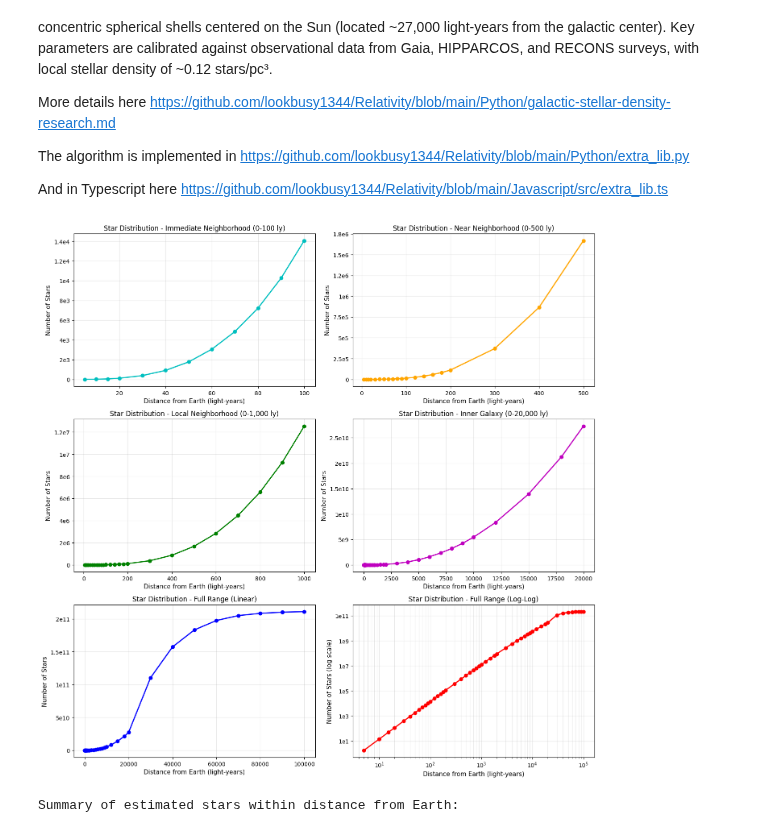
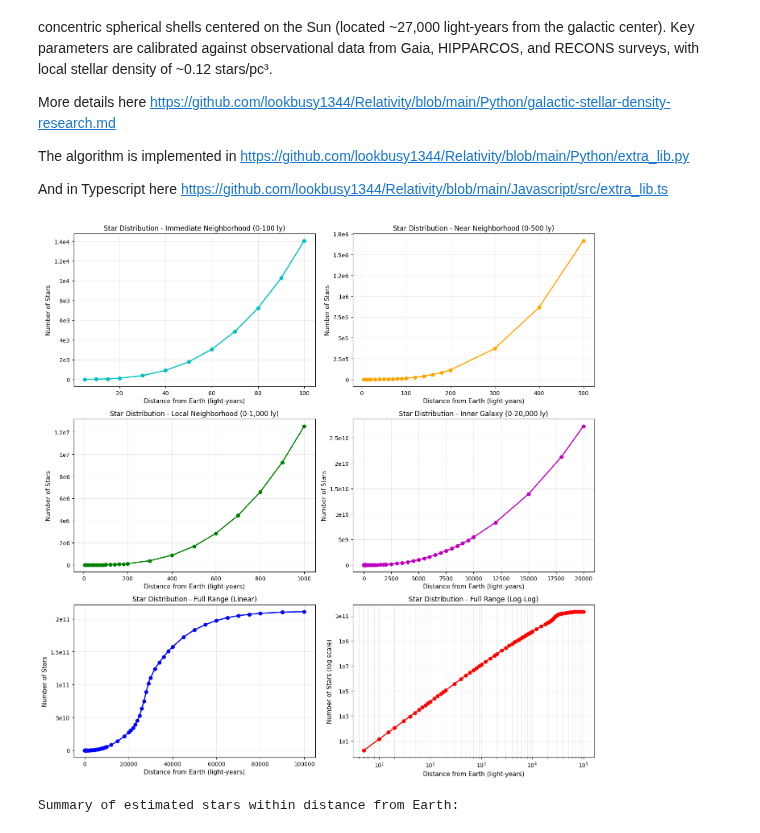
Before and after one commit to lookbusy1344/Relativity, a Jupyter notebook: Python/Star distribution.ipynb, the cells around one changed output. Saved outputs shown, nothing was run; the diff lists cells and outputs as text; code cells hidden in the pictures.

```diff
--- a/Python/Star distribution.ipynb
+++ b/Python/Star distribution.ipynb
@@ -54,23 +54,48 @@ distances_ly = np.array(
         1500,
         1800,
         2000,
+        2500,
         3000,
+        3500,
         4000,
+        4500,
         5000,
+        5500,
         6000,
+        6500,
         7000,
+        7500,
         8000,
+        8500,
         9000,
+        9500,
         10000,
         12000,
         15000,
         18000,
         20000,
+        21000,
+        22000,
+        23000,
+        24000,
+        25000,
+        26000,
+        27000,
+        28000,
+        29000,
         30000,
+        32000,
+        34000,
+        36000,
+        38000,
         40000,
+        45000,
         50000,
+        55000,
         60000,
+        65000,
         70000,
+        75000,
         80000,
         90000,
         100000,
@@ -163,34 +188,34 @@ ax5.set_ylabel("Number of Stars", fontsize=11)
 ax5.set_title("Star Distribution - Full Range (Linear)", fontsize=12)
 ax5.grid(True, alpha=0.3)
 ax5.yaxis.set_major_formatter(FuncFormatter(sci_notation_formatter))
 
 # Plot 6: Full range - Logarithmic Y-axis
 ax6 = axes[2, 1]
 ax6.plot(distances_ly, star_counts, "r-o", markersize=6, linewidth=2)
 ax6.set_xlabel("Distance from Earth (light-years)", fontsize=11)
 ax6.set_ylabel("Number of Stars (log scale)", fontsize=11)
 ax6.set_title("Star Distribution - Full Range (Log-Log)", fontsize=12)
 ax6.set_yscale("log")
 ax6.set_xscale("log")
 ax6.grid(True, alpha=0.3, which="both")
 ax6.yaxis.set_major_formatter(FuncFormatter(sci_notation_formatter))
 
 plt.tight_layout()
 plt.show()
 
 # Print summary table using PrettyTable
 table = PrettyTable(["Distance (ly)", "Predicted Stars", "% of Galaxy"])
 table.set_style(TableStyle.MARKDOWN)
 table.align = "r"
 
 for d, s, f in zip(distances_ly, star_counts, fractions):
     stars_str = f"~{int(s):,}"
     table.add_row([f"{d:,}", stars_str, f"{f * 100:.8f}%"])
 
 print("\nSummary of estimated stars within distance from Earth:")
 display(Markdown(table.get_string()))
 # %% [output]
-[figure, old version]
+[figure, new version]
 Summary of estimated stars within distance from Earth:
 | Distance (ly) |  Predicted Stars |  % of Galaxy |
 |-------------: |----------------: |------------: |
```
Also changed, not shown: parts of 1 cell of this notebook, 1 other file.
